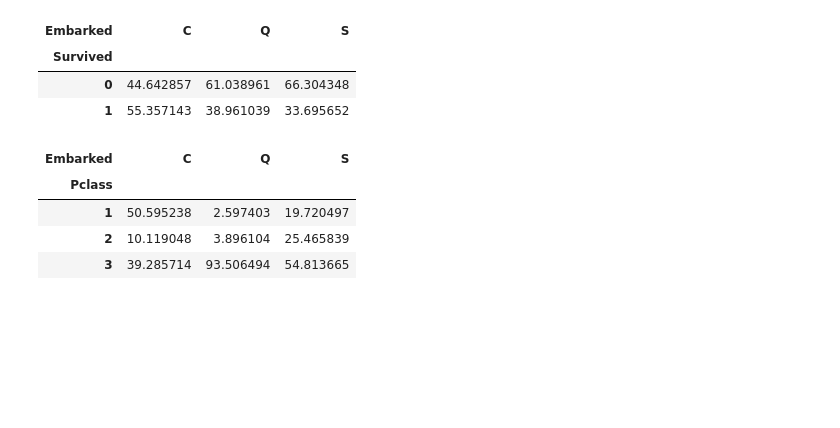
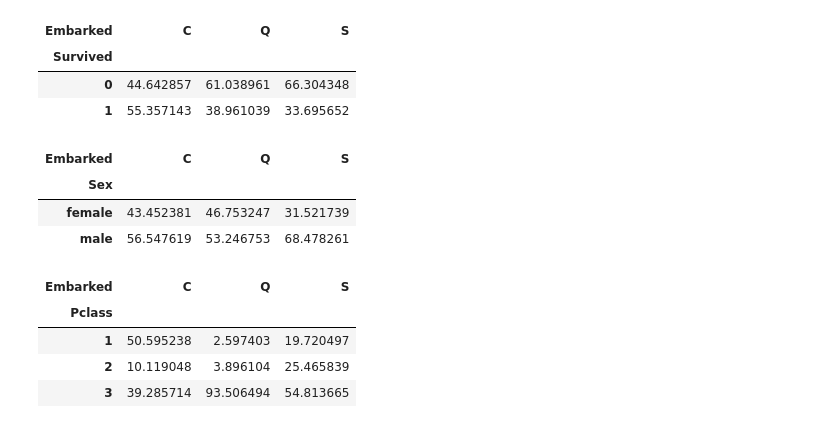
Before and after one commit to Prateek07-Kumar/100-DAYS-OF-PYTHON-PROGRAMMING, a Jupyter notebook: EDA/eda.ipynb, the cells around one changed output. Cells and saved outputs as stored; diff of their text form; code cells hidden in the pictures; blank space fills up the shorter version.

```diff
--- a/EDA/eda.ipynb
+++ b/EDA/eda.ipynb
@@ -272,6 +272,13 @@ pd.crosstab(df['Survived'],df['Embarked'],normalize='columns')*100
 | Survived |  |  |  |
 | 0 | 44.642857 | 61.038961 | 66.304348 |
 | 1 | 55.357143 | 38.961039 | 33.695652 |
+# %%
+pd.crosstab(df['Sex'],df['Embarked'],normalize='columns')*100
+# %% [output]
+| Embarked | C | Q | S |
+| Sex |  |  |  |
+| female | 43.452381 | 46.753247 | 31.521739 |
+| male | 56.547619 | 53.246753 | 68.478261 |
 # %%
 pd.crosstab(df['Pclass'],df['Embarked'],normalize='columns')*100
 # %% [output]
```
